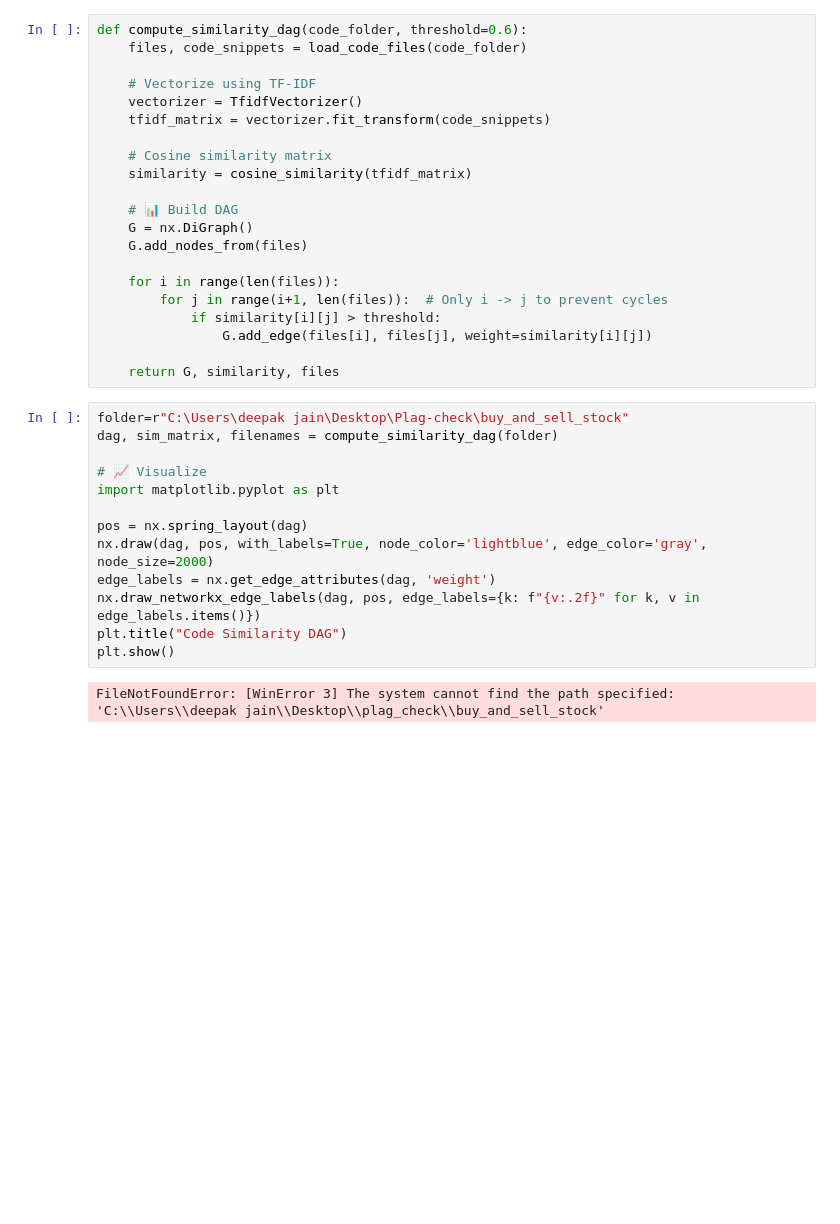
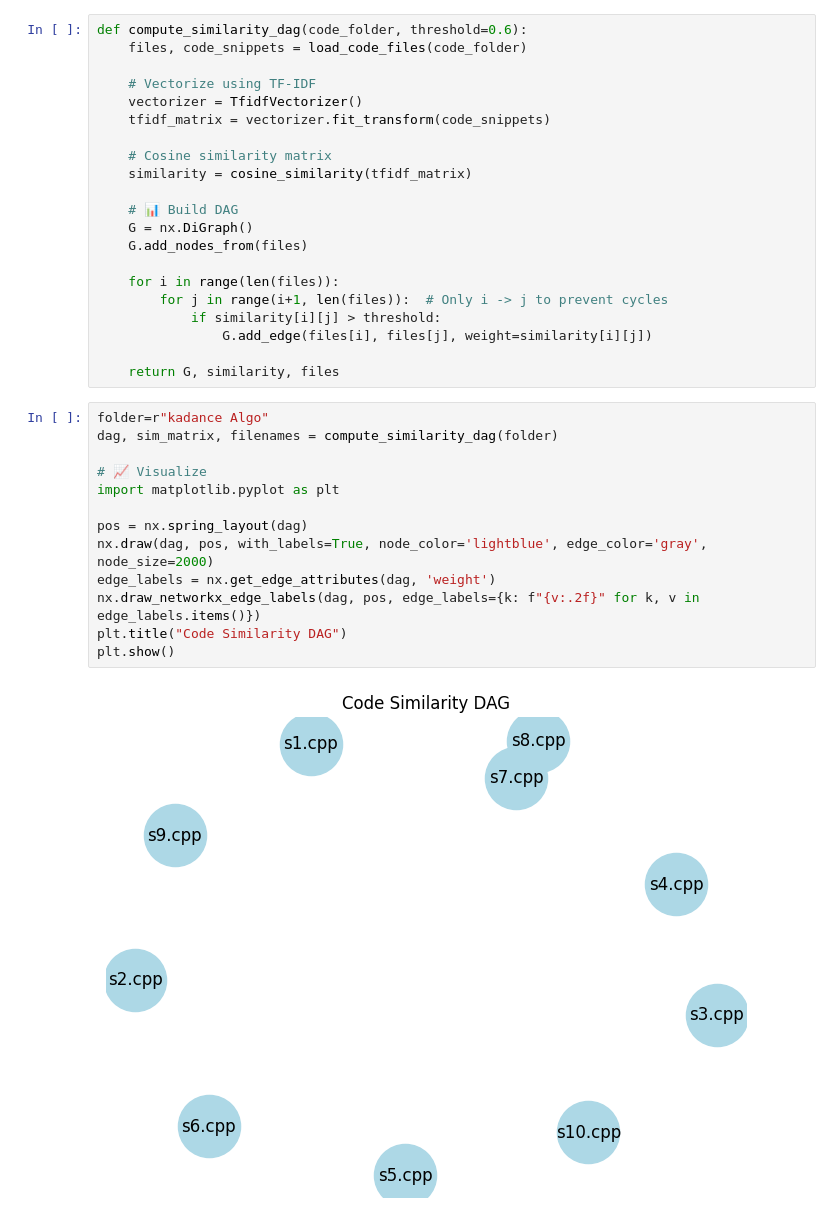
Before and after one commit to dakshcoder27/Plag-check, a Jupyter notebook: plag.ipynb, the cells around one changed output. Cells and saved outputs as stored; diff of their text form; blank space fills up the shorter version.

Commit message:
default folder path

```diff
--- a/plag.ipynb
+++ b/plag.ipynb
@@ -41,17 +41,17 @@ def compute_similarity_dag(code_folder, threshold=0.6):
 
     return G, similarity, files
 # %%
-folder=r"C:\Users\deepak jain\Desktop\Plag-check\buy_and_sell_stock"
+folder=r"kadance Algo"
 dag, sim_matrix, filenames = compute_similarity_dag(folder)
 
 # 📈 Visualize
 import matplotlib.pyplot as plt
 
 pos = nx.spring_layout(dag)
 nx.draw(dag, pos, with_labels=True, node_color='lightblue', edge_color='gray', node_size=2000)
 edge_labels = nx.get_edge_attributes(dag, 'weight')
 nx.draw_networkx_edge_labels(dag, pos, edge_labels={k: f"{v:.2f}" for k, v in edge_labels.items()})
 plt.title("Code Similarity DAG")
 plt.show()
 # %% [output]
-FileNotFoundError: [WinError 3] The system cannot find the path specified: 'C:\\Users\\deepak jain\\Desktop\\plag_check\\buy_and_sell_stock'
+[figure, added]
```
